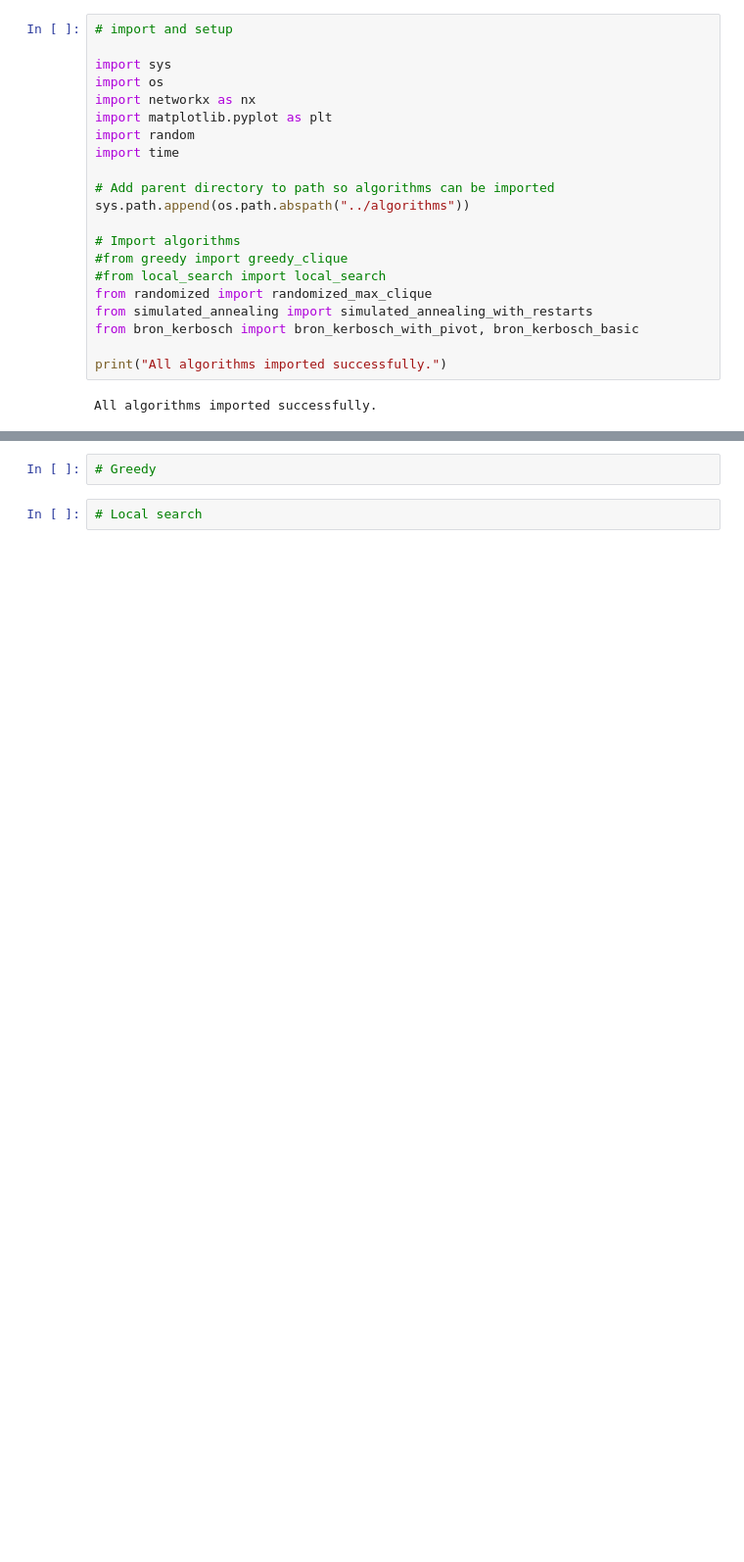
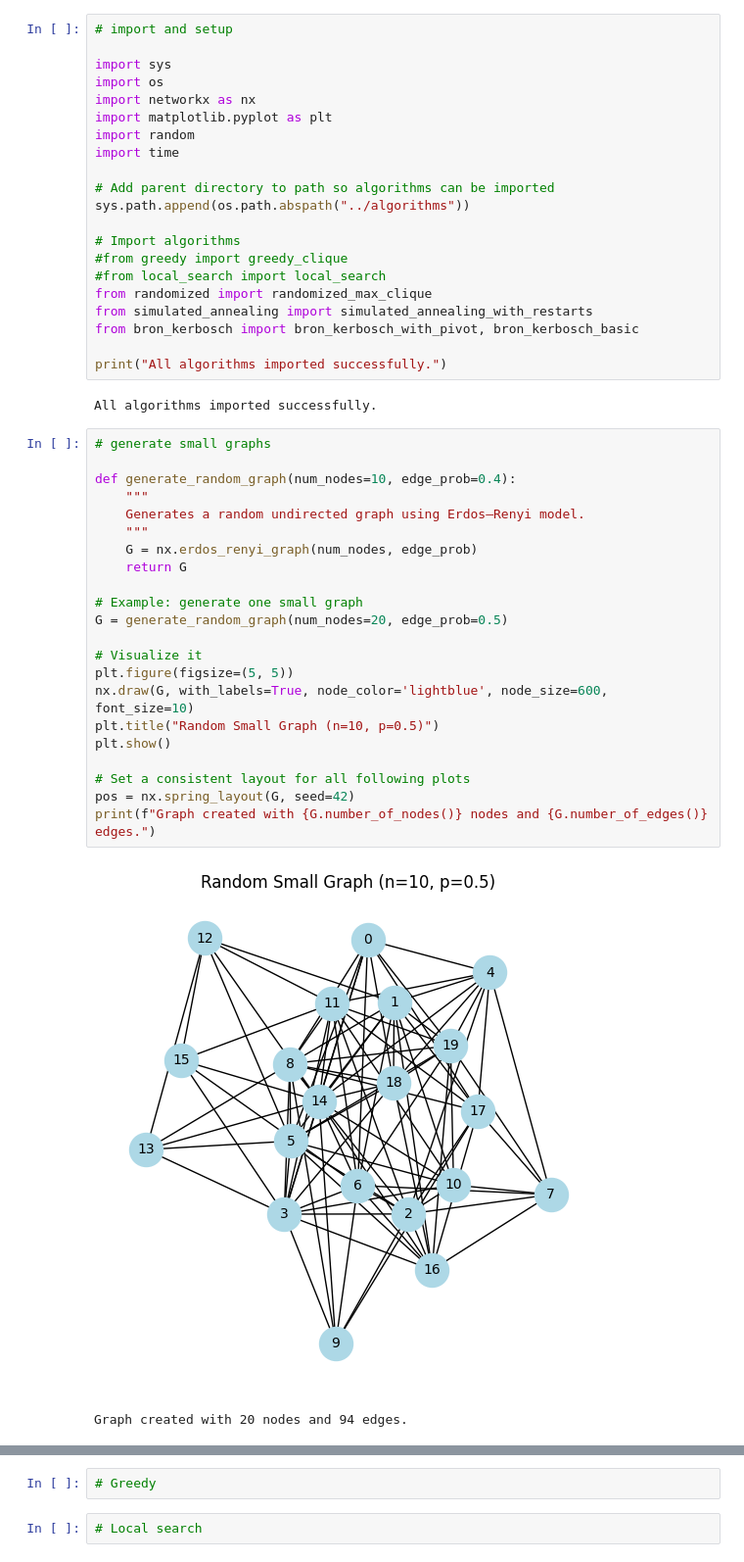
Before and after one commit to NehaP1706/MaximumClique, a Jupyter notebook: experiments/random.ipynb, the cells around one changed output, grey strips where cells are left out. Shown at 98% size. Drawn from its saved outputs; the diff is of its cells as text; blank space fills up the shorter version.

```diff
--- a/experiments/random.ipynb
+++ b/experiments/random.ipynb
@@ -21,6 +21,31 @@ from bron_kerbosch import bron_kerbosch_with_pivot, bron_kerbosch_basic
 print("All algorithms imported successfully.")
 # %% [output]
 All algorithms imported successfully.
+# %%
+# generate small graphs
+
+def generate_random_graph(num_nodes=10, edge_prob=0.4):
+    """
+    Generates a random undirected graph using Erdos–Renyi model.
+    """
+    G = nx.erdos_renyi_graph(num_nodes, edge_prob)
+    return G
+
+# Example: generate one small graph
+G = generate_random_graph(num_nodes=20, edge_prob=0.5)
+
+# Visualize it
+plt.figure(figsize=(5, 5))
+nx.draw(G, with_labels=True, node_color='lightblue', node_size=600, font_size=10)
+plt.title("Random Small Graph (n=10, p=0.5)")
+plt.show()
+
+# Set a consistent layout for all following plots
+pos = nx.spring_layout(G, seed=42)
+print(f"Graph created with {G.number_of_nodes()} nodes and {G.number_of_edges()} edges.")
+# %% [output]
+[figure, added]
+Graph created with 20 nodes and 94 edges.
 # %%
 # --- Helper function to convert graph format ---
 def nx_to_adj_dict(G_nx: nx.Graph) -> dict:
```
Also changed, not shown: parts of 4 cells of this notebook, 1 other file.
